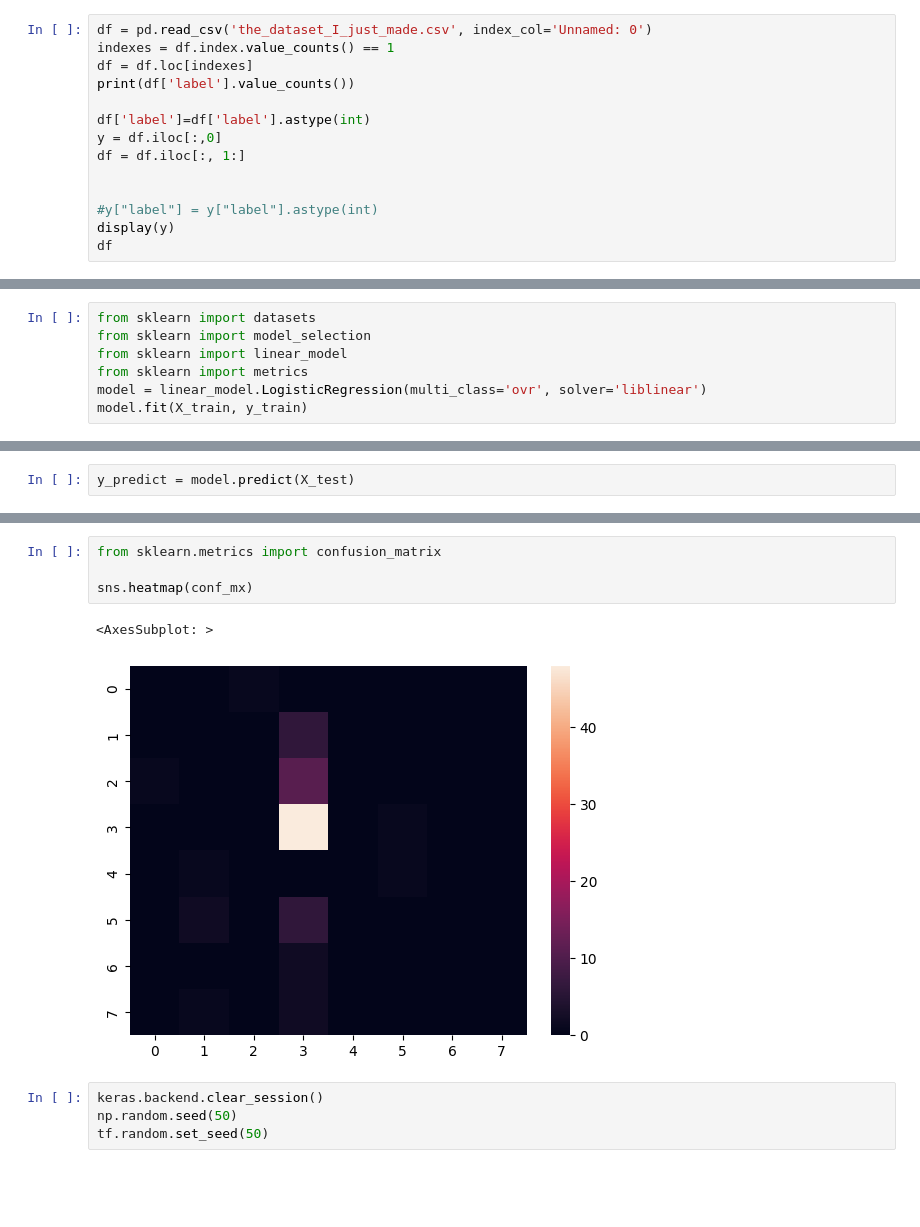
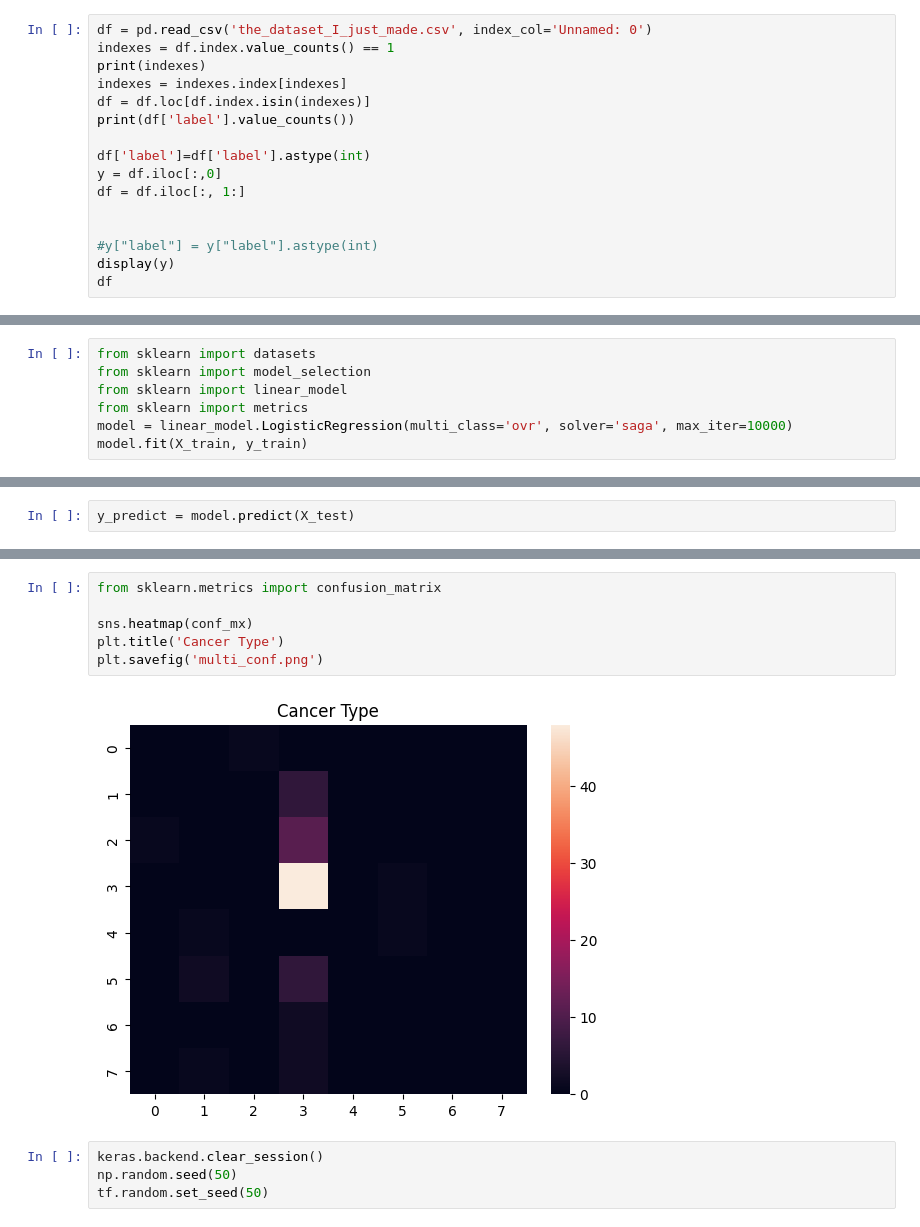
Before and after one commit to markl02/Math-4570-Oncology-ML-, a Jupyter notebook: Scripts/MultiClassModel.ipynb, the cells around one changed output, grey strips where cells are left out. Drawn from its saved outputs; the diff is of its cells as text; blank space fills up the shorter version.

Commit message:
Fixed Multi_Conf

```diff
--- a/Scripts/MultiClassModel.ipynb
+++ b/Scripts/MultiClassModel.ipynb
@@ -14,7 +14,9 @@ import os
 # %%
 df = pd.read_csv('the_dataset_I_just_made.csv', index_col='Unnamed: 0')
 indexes = df.index.value_counts() == 1
-df = df.loc[indexes]
+print(indexes)
+indexes = indexes.index[indexes]
+df = df.loc[df.index.isin(indexes)]
 print(df['label'].value_counts())
 
 df['label']=df['label'].astype(int)
@@ -74,6 +83,6 @@ from sklearn import datasets
 from sklearn import model_selection
 from sklearn import linear_model
 from sklearn import metrics
-model = linear_model.LogisticRegression(multi_class='ovr', solver='liblinear')
+model = linear_model.LogisticRegression(multi_class='ovr', solver='saga', max_iter=10000)
 model.fit(X_train, y_train)
 # %% [output]
@@ -99,10 +108,11 @@ array([[ 0,  0,  1,  0,  0,  0,  0,  0],
 # %%
 from sklearn.metrics import confusion_matrix
 
 sns.heatmap(conf_mx)
+plt.title('Cancer Type')
+plt.savefig('multi_conf.png')
 # %% [output]
-<AxesSubplot: >
-[figure, old version]
+[figure, new version]
 # %%
 keras.backend.clear_session()
 np.random.seed(50)
```
Also changed, not shown: parts of 10 cells of this notebook, 1 other file.
